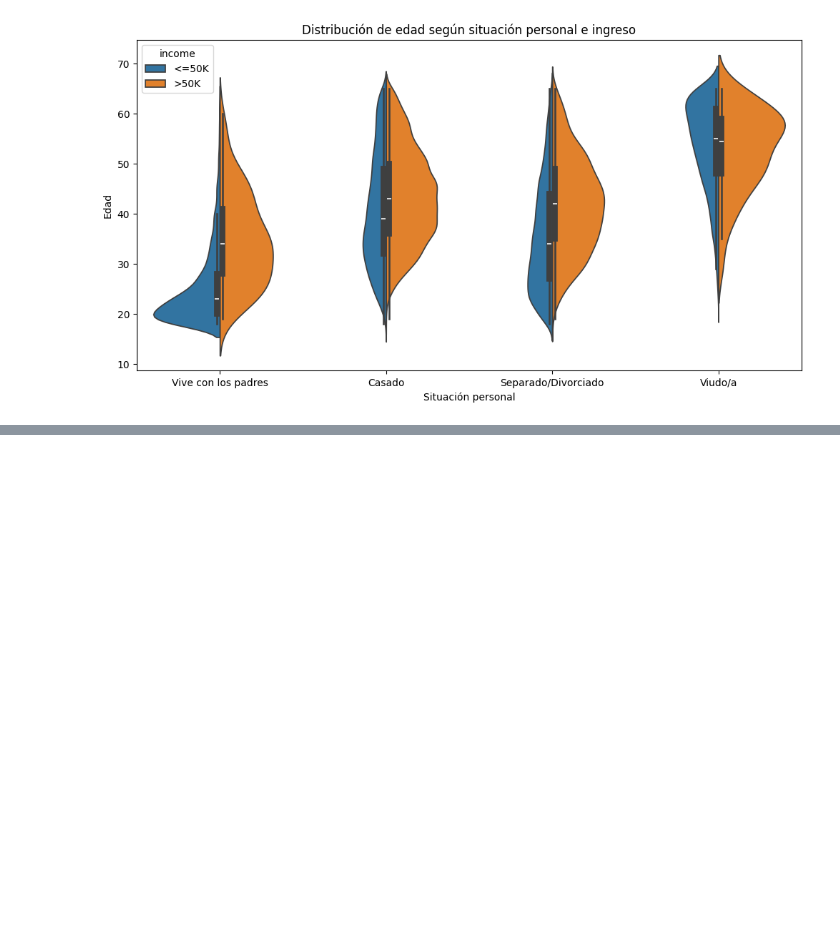
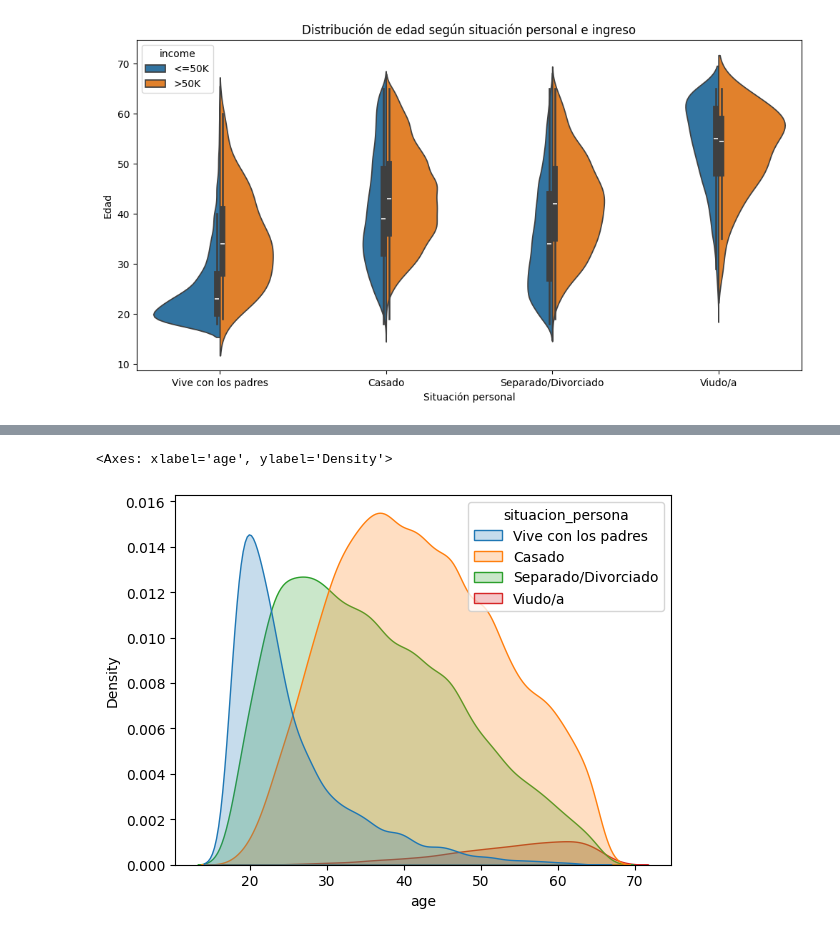
Before and after one commit to miqaapz98/IAA_2026, a Jupyter notebook: TP2_IAA.ipynb, the cells around one changed output, grey strips where cells are left out. Saved outputs shown, nothing was run; the diff lists cells and outputs as text; code cells hidden in the pictures; blank space fills up the shorter version.

```diff
--- a/TP2_IAA.ipynb
+++ b/TP2_IAA.ipynb
@@ -292,4 +292,25 @@ df.head(10)
 | 7 | 63 | Self-emp-not-inc | 104626 | Prof-school | 15 | Married-civ-spouse | Prof-specialty | Husband | ... |
 | 8 | 24 | Private | 369667 | Some-college | 10 | Never-married | Other-service | Unmarried | ... |
 | 9 | 55 | Private | 104996 | 7th-8th | 4 | Married-civ-spouse | Craft-repair | Husband | ... |
+# %%
+def tipo_trabajo(row):
+
+    work = row["workclass"]
+
+    if work == "Private": # no interesa si se caso , divorcio o enviudo
+            return 'Privado'
+
+    elif work in ['Federal-gov', 'State-gov','Local-gov']:
+        return "Publico"
+
+    elif work in ['Self-emp-not-inc','Self-emp-inc'] :
+            return "Independinte"
+
+    elif work in ['Without-pay', 'Never-worked']:
+            return "Sin ingresos"
+
+    else:
+        return "Otro"
+
+df["tipo_sector"] = df.apply(tipo_trabajo, axis=1)
 # %%
@@ -483,0 +533,10 @@ plt.show()
+# %%
+sns.kdeplot(
+    data=df,
+    x="age",
+    hue="situacion_persona",
+    fill=True
+)
+# %% [output]
+<Axes: xlabel='age', ylabel='Density'>
+[figure, added]
```
Also changed, not shown: parts of 12 cells of this notebook.
